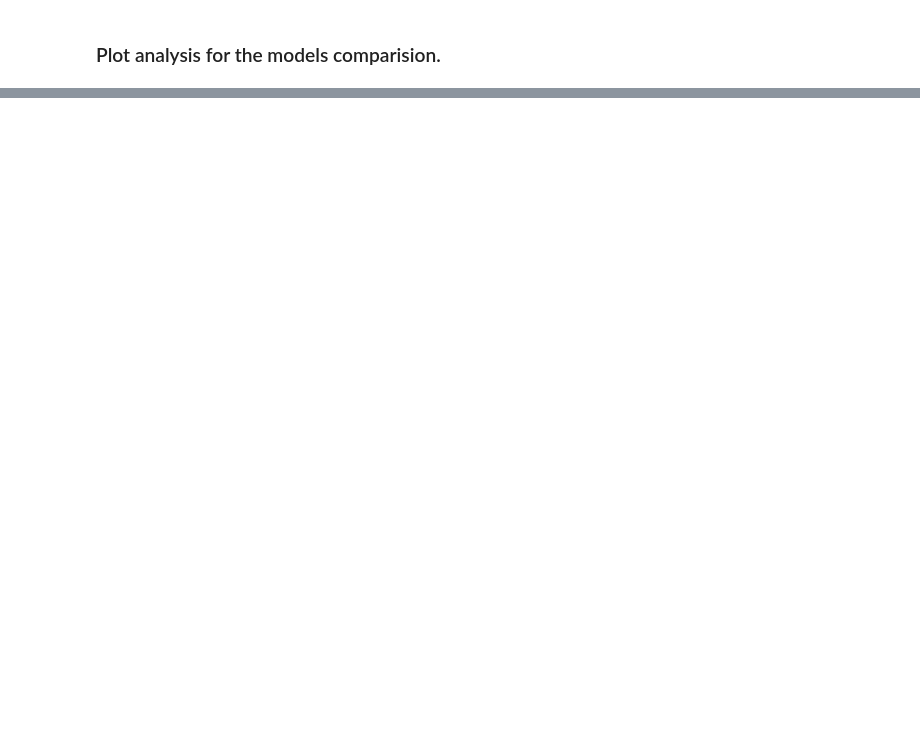
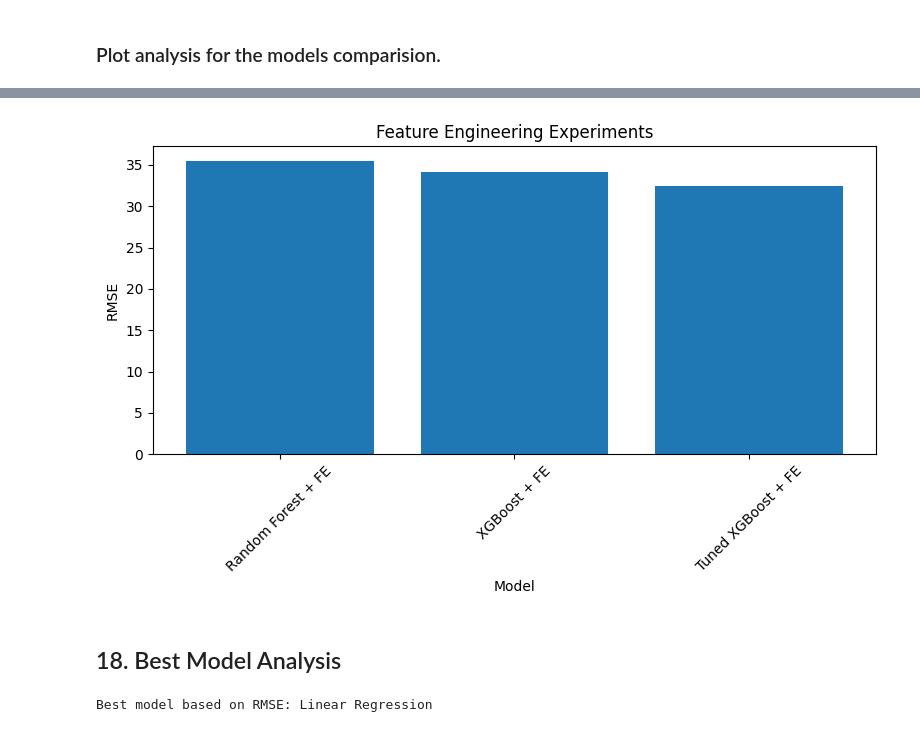
Before and after one commit to sairaghavendra1424/Data_Science_Project, a Jupyter notebook: Data_Science_Project_SR.ipynb, the cells around one changed output, grey strips where cells are left out. Saved outputs shown, nothing was run; the diff lists cells and outputs as text; code cells hidden in the pictures; blank space fills up the shorter version.

```diff
--- a/Data_Science_Project_SR.ipynb
+++ b/Data_Science_Project_SR.ipynb
@@ -442,0 +555,18 @@ Ensemble tree-based models significantly improved performance compared to linear
+# %%
+xgb_fe_model = XGBRegressor(
+    n_estimators=400,
+    learning_rate=0.05,
+    max_depth=6,
+    subsample=0.8,
+    colsample_bytree=0.8,
+    random_state=42
+)
+
+xgb_fe_model.fit(X_train_fe, y_train_fe)
+xgb_fe_preds = xgb_fe_model.predict(X_test_fe)
+
+xgb_fe_rmse = np.sqrt(mean_squared_error(y_test, xgb_fe_preds))
+xgb_fe_mae = mean_absolute_error(y_test, xgb_fe_preds)
+
+print("XGBoost + FE RMSE:", xgb_fe_rmse)
+print("XGBoost + FE MAE:", xgb_fe_mae)
@@ -442,0 +643,12 @@ Ensemble tree-based models significantly improved performance compared to linear
+# %%
+fe_results_df = pd.DataFrame({
+    "Model": [
+        "Random Forest + FE",
+        "XGBoost + FE",
+        "Tuned XGBoost + FE"
+    ],
+    "RMSE": [rf_fe_rmse, xgb_fe_rmse, best_xgb_rmse],
+    "MAE": [rf_fe_mae, xgb_fe_mae, best_xgb_mae]
+})
+
+fe_results_df.sort_values("RMSE").reset_index(drop=True)
@@ -442,0 +671,35 @@ Ensemble tree-based models significantly improved performance compared to linear
+# %%
+plt.figure(figsize=(8,5))
+plt.bar(fe_results_df["Model"], fe_results_df["RMSE"])
+plt.xlabel("Model")
+plt.ylabel("RMSE")
+plt.title("Feature Engineering Experiments")
+plt.xticks(rotation=45)
+plt.tight_layout()
+plt.show()
+# %% [output]
+[figure, added]
+# %% [markdown]
+## 18. Best Model Analysis
+# %%
+model_predictions = {
+    "Linear Regression": lr_preds,
+    "Random Forest": rf_preds,
+    "Gradient Boosting": gb_preds,
+    "XGBoost": xgb_preds
+}
+
+model_rmse = {
+    "Linear Regression": lr_rmse,
+    "Random Forest": rf_rmse,
+    "Gradient Boosting": gb_rmse,
+    "XGBoost": xgb_rmse
+}
+
+best_model_name = min(model_rmse, key=model_rmse.get)
+
+print("Best model based on RMSE:", best_model_name)
+
+best_preds = model_predictions[best_model_name]
+# %% [output]
+Best model based on RMSE: Linear Regression
```
Also changed, not shown: parts of 52 cells of this notebook.
